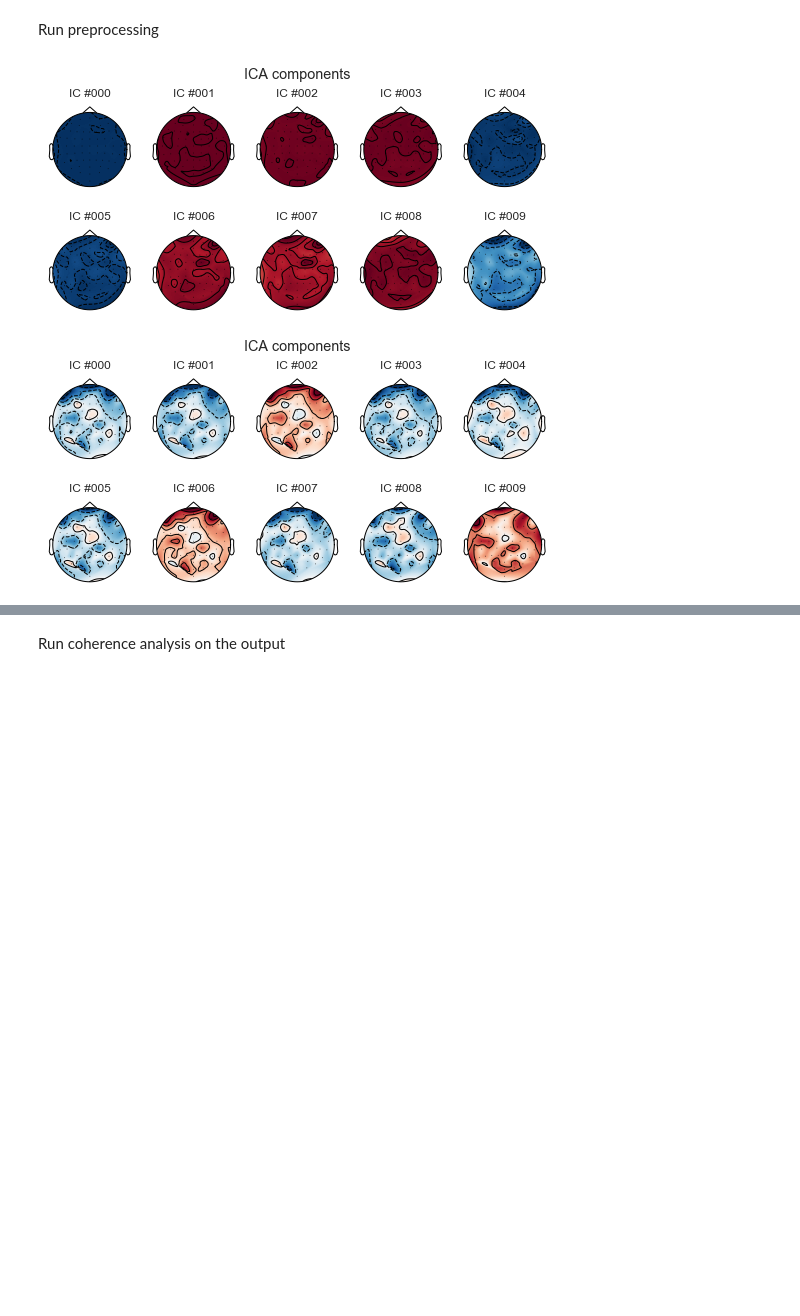
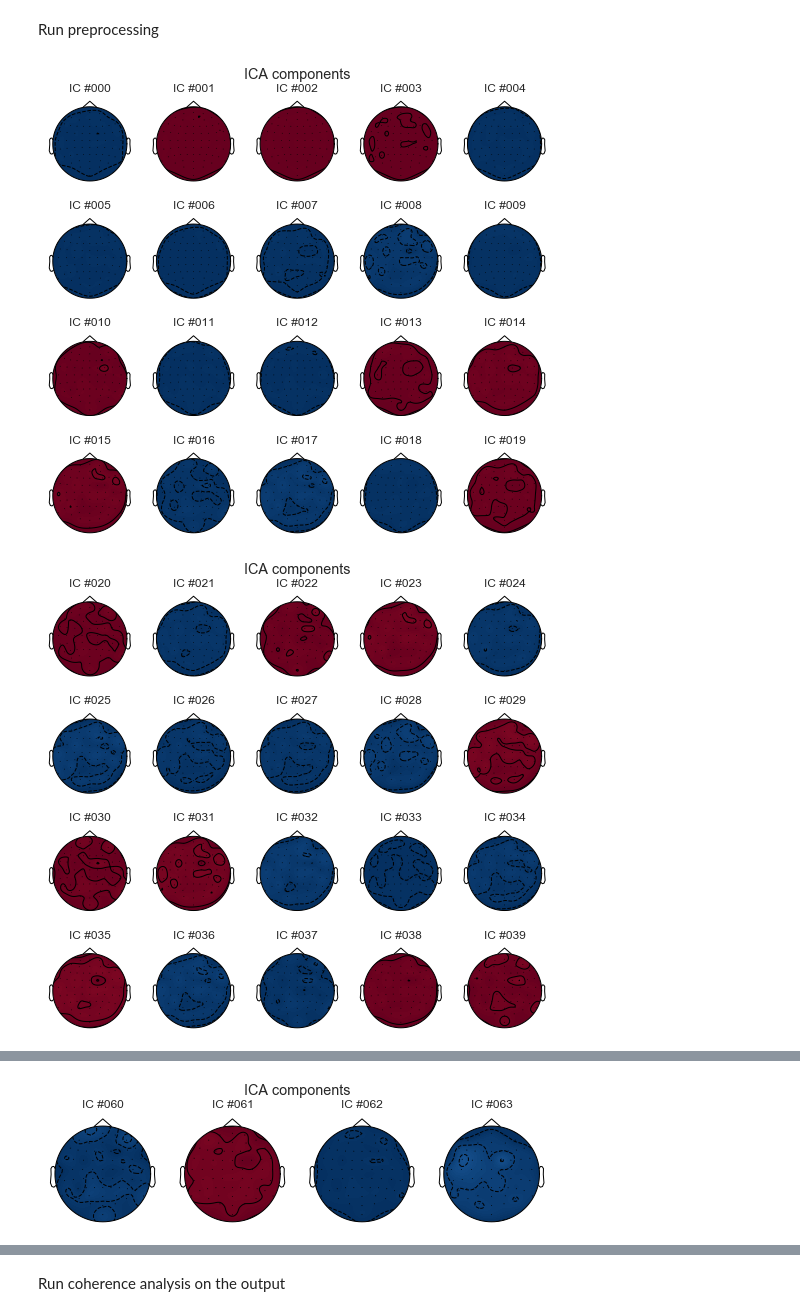
Before and after one commit to rb643/resting_state_eeg, a Jupyter notebook: resting_state_eeg.ipynb, the cells around one changed output, grey strips where cells are left out. Cells and saved outputs as stored; diff of their text form; code cells hidden in the pictures; blank space fills up the shorter version.

```diff
--- a/resting_state_eeg.ipynb
+++ b/resting_state_eeg.ipynb
@@ -54,33 +54,33 @@ for raw, event in zip(raws(), events()):
     raw.info['lowpass'] = new_info['lowpass'] = 1024
 
     # add these two new channels to the data
     raw = raw.add_channels(
         [mne.io.RawArray(np.concatenate([veog, heog], axis=0), new_info)]
     )
 
     # drop extra channels (not used)
     raw = raw.drop_channels(['EXG7', 'EXG8'])
     # resample the data (w/ parallel processing)
     raw = raw.resample(512, n_jobs = 6)
 
 
     # set the average of the mastoids as reference
     raw = raw.set_eeg_reference(['EXG5', 'EXG6'])
     raw = raw.apply_proj()
 
     # filter the EOG data
     raw = raw.filter(0.5, 15, picks=mne.pick_types(raw.info, eeg=False, eog=True), n_jobs=6)
     # filter the EEG data (bandstop for mains and all harmonics)
     raw = raw.notch_filter(np.arange(50, raw.info['lowpass'], 50), n_jobs=6)
 
     # run an ICA to remove components correlated with both horizontal and vertical EOG traces
     seed = np.random.RandomState(2017)
 
-    ica = mne.preprocessing.run_ica(raw, n_components=10, max_pca_components=60,
+    ica = mne.preprocessing.run_ica(raw, n_components=64, max_pca_components=64,
                                     random_state=seed, eog_ch=['HEOG', 'VEOG'],
                                     picks=mne.pick_types(raw.info, eeg=True))
 
     ica.plot_components()
 # %% [output]
-[figure, old version]
+[figure, new version]
-[figure, old version]
+[figure, new version]
@@ -86,0 +88 @@ for raw, event in zip(raws(), events()):
+[figure, added]
```
Also changed, not shown: parts of 2 cells of this notebook.
